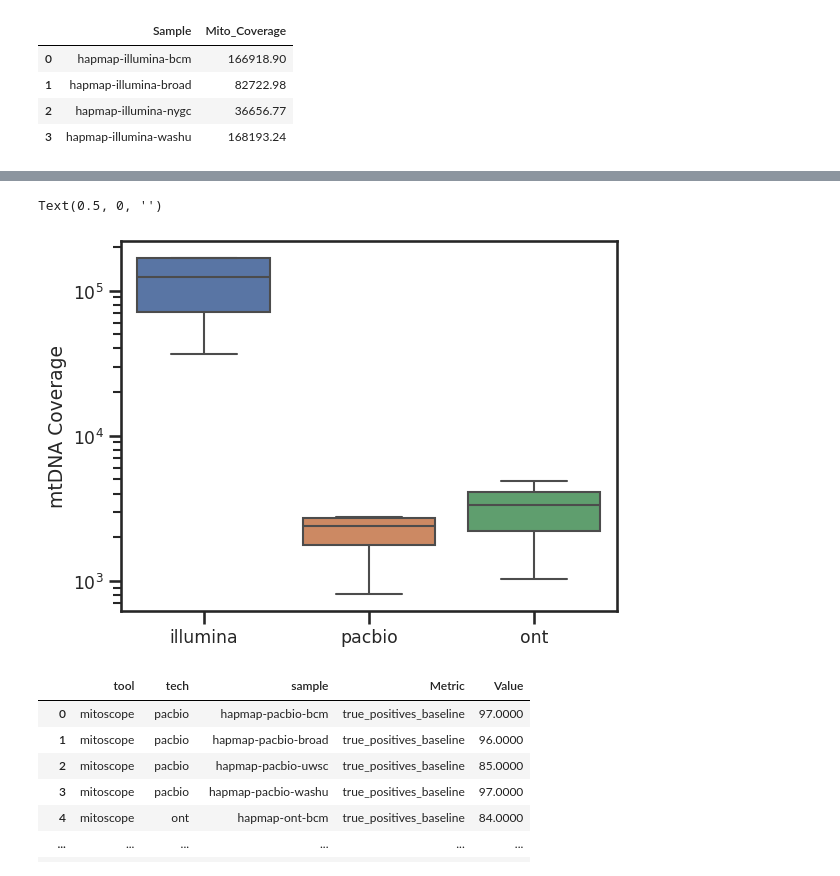
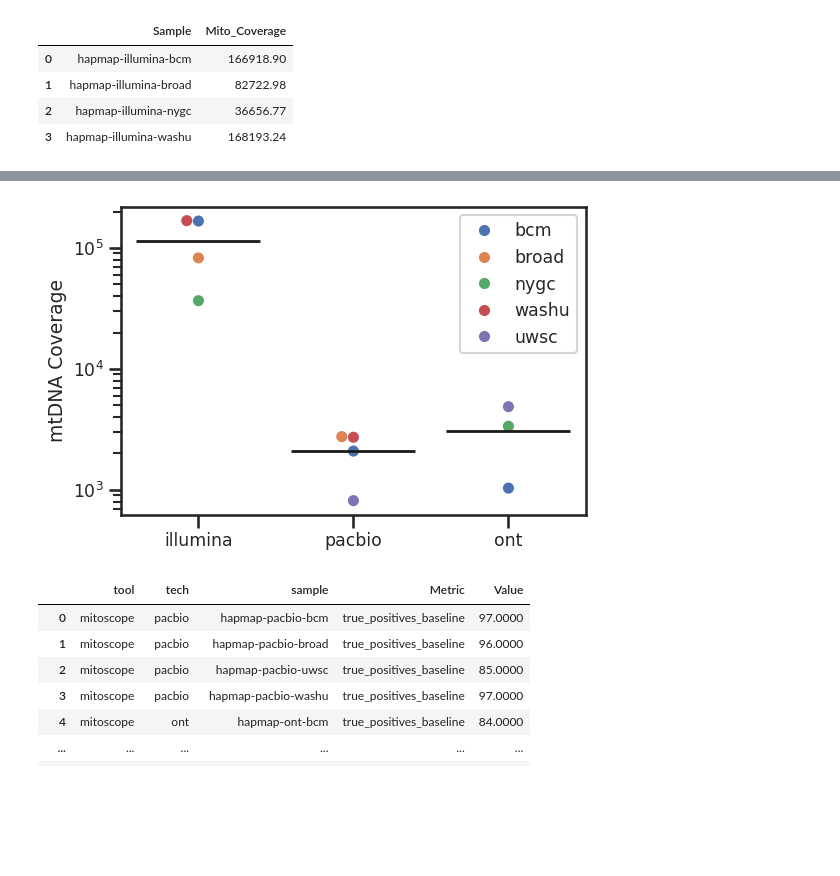
Before and after one commit to czakarian/smaht_mitoscope_analysis, a Jupyter notebook: benchmarking.ipynb, the cells around one changed output, grey strips where cells are left out. Cells and saved outputs as stored; diff of their text form; code cells hidden in the pictures; blank space fills up the shorter version.

```diff
--- a/benchmarking.ipynb
+++ b/benchmarking.ipynb
@@ -61,20 +62,39 @@ comb_cov_df
 # %%
 sns.set_theme(style="ticks", context="talk", font_scale=0.75)
 
-ax = sns.boxplot(
+plt.figure(figsize=(6, 4))
+
+
+sns.swarmplot(
     comb_cov_df,
-    x='Seq_Tech',
+    x="Seq_Tech",
     y="Mito_Coverage",
-    hue='Seq_Tech',
-    linewidth=1.5,
-    fliersize=2,)
+  #  style="Center",
+    hue="Center",
+    s=8,
+    legend=True)
+
+sns.boxplot(comb_cov_df,
+            showmeans=True,
+            meanline=True,
+            meanprops={'color': 'k', 'ls': '-', 'lw': 2},
+            medianprops={'visible': False},
+            whiskerprops={'visible': False},
+            zorder=10,
+            x="Seq_Tech",
+            y="Mito_Coverage",
+            showfliers=False,
+            showbox=False,
+            showcaps=False)
 
 plt.yscale('log')
 plt.ylabel('mtDNA Coverage')
 plt.xlabel('')
+
+plt.savefig("plots/fig2-hapmap_coverage.pdf", dpi=300)
+plt.show()
 # %% [output]
-Text(0.5, 0, '')
-[figure, old version]
+[figure, new version]
 # %%
 df = pd.read_csv("/net/nwgc/vol1/home/czaka/analysis/mitoscope/smaht/hapmap/hprc_truthset_eval/combined_tables/HPRC.vcfeval.by_sample.all.tsv", sep='\t')
 df_long = pd.melt(df,
```
Also changed, not shown: parts of 12 cells of this notebook, 2 other files.
